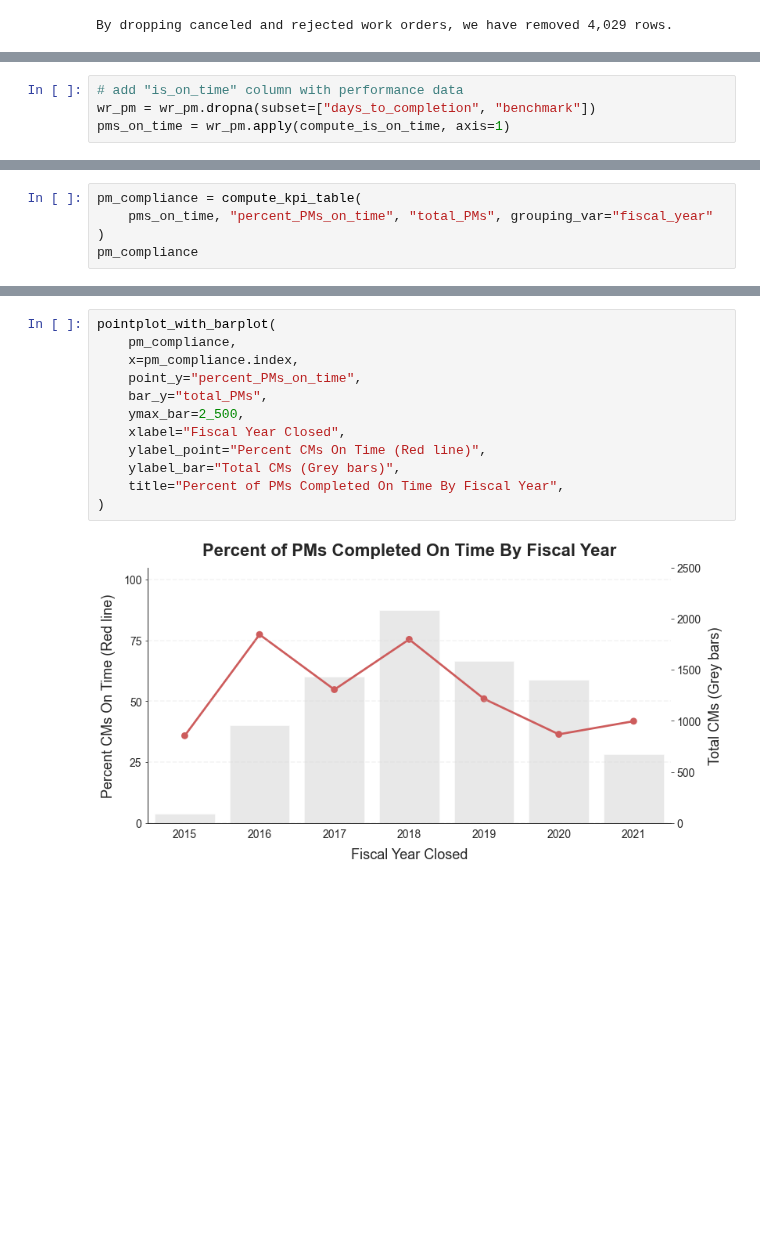
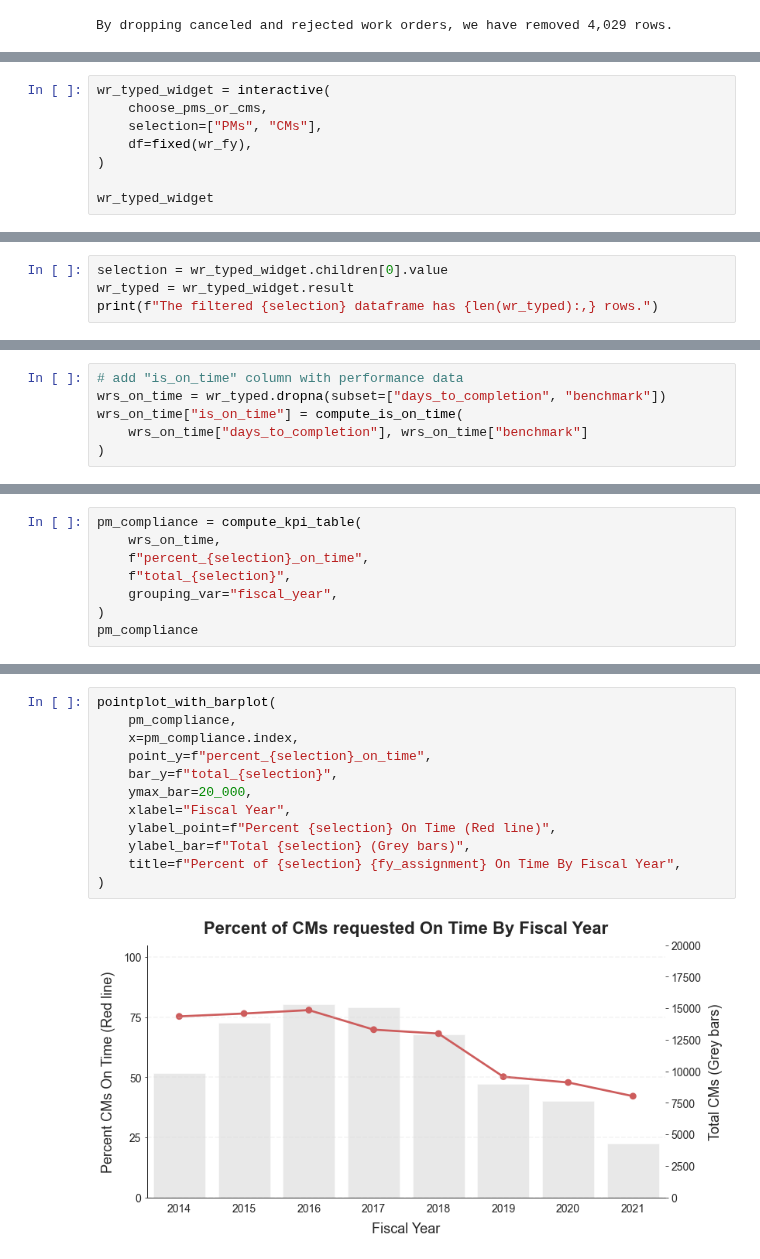
Before and after one commit to department-of-general-services/KPI_central, a Jupyter notebook: Interactive Scorecard.ipynb, the cells around one changed output, grey strips where cells are left out. Saved outputs shown, nothing was run; the diff lists cells and outputs as text; blank space fills up the shorter version.

```diff
--- a/Interactive Scorecard.ipynb
+++ b/Interactive Scorecard.ipynb
@@ -78,0 +62,8 @@ The filtered PMs dataframe has 9,595 rows.
+# %%
+wr_typed_widget = interactive(
+    choose_pms_or_cms,
+    selection=["PMs", "CMs"],
+    df=fixed(wr_fy),
+)
+
+wr_typed_widget
@@ -78,0 +72,4 @@ The filtered PMs dataframe has 9,595 rows.
+# %%
+selection = wr_typed_widget.children[0].value
+wr_typed = wr_typed_widget.result
+print(f"The filtered {selection} dataframe has {len(wr_typed):,} rows.")
@@ -79,4 +96,6 @@ The filtered PMs dataframe has 9,595 rows.
 # %%
 # add "is_on_time" column with performance data
-wr_pm = wr_pm.dropna(subset=["days_to_completion", "benchmark"])
-pms_on_time = wr_pm.apply(compute_is_on_time, axis=1)
+wrs_on_time = wr_typed.dropna(subset=["days_to_completion", "benchmark"])
+wrs_on_time["is_on_time"] = compute_is_on_time(
+    wrs_on_time["days_to_completion"], wrs_on_time["benchmark"]
+)
@@ -83,6 +106,9 @@ pms_on_time = wr_pm.apply(compute_is_on_time, axis=1)
 # %%
 pm_compliance = compute_kpi_table(
-    pms_on_time, "percent_PMs_on_time", "total_PMs", grouping_var="fiscal_year"
+    wrs_on_time,
+    f"percent_{selection}_on_time",
+    f"total_{selection}",
+    grouping_var="fiscal_year",
 )
 pm_compliance
 # %% [output]
@@ -98,14 +125,14 @@ pm_compliance
 # %%
 pointplot_with_barplot(
     pm_compliance,
     x=pm_compliance.index,
-    point_y="percent_PMs_on_time",
-    bar_y="total_PMs",
-    ymax_bar=2_500,
-    xlabel="Fiscal Year Closed",
-    ylabel_point="Percent CMs On Time (Red line)",
-    ylabel_bar="Total CMs (Grey bars)",
-    title="Percent of PMs Completed On Time By Fiscal Year",
+    point_y=f"percent_{selection}_on_time",
+    bar_y=f"total_{selection}",
+    ymax_bar=20_000,
+    xlabel="Fiscal Year",
+    ylabel_point=f"Percent {selection} On Time (Red line)",
+    ylabel_bar=f"Total {selection} (Grey bars)",
+    title=f"Percent of {selection} {fy_assignment} On Time By Fiscal Year",
 )
 # %% [output]
-[figure, old version]
+[figure, new version]
```
Also changed, not shown: parts of 17 cells of this notebook, 1 other file.
